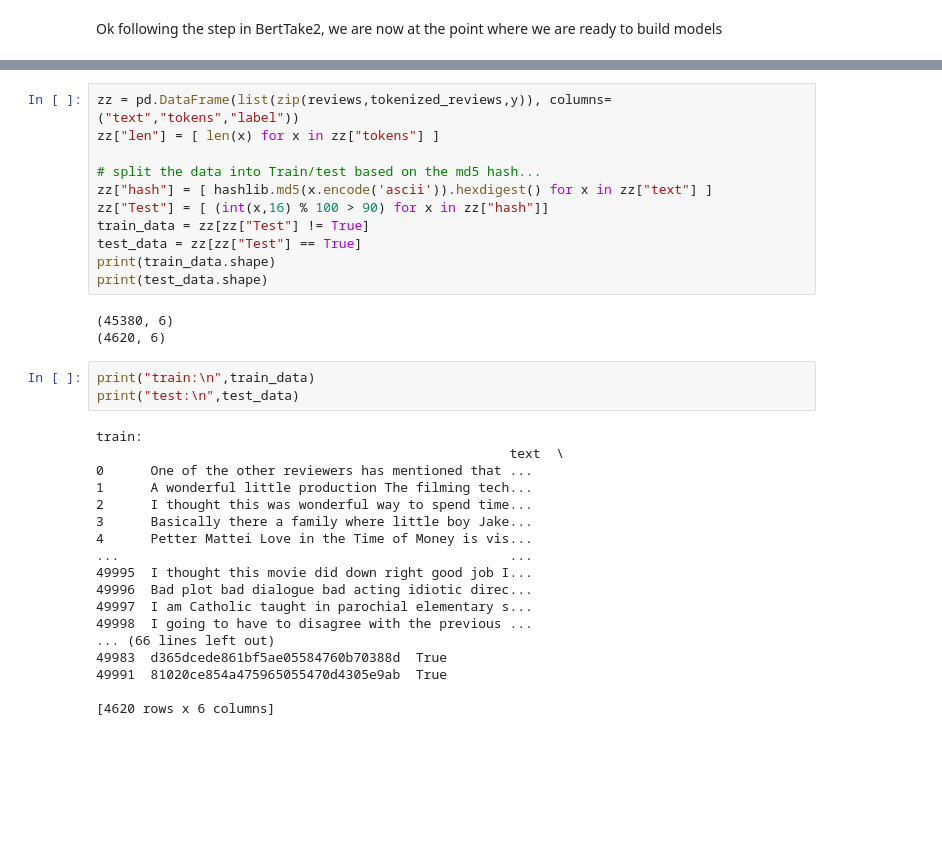
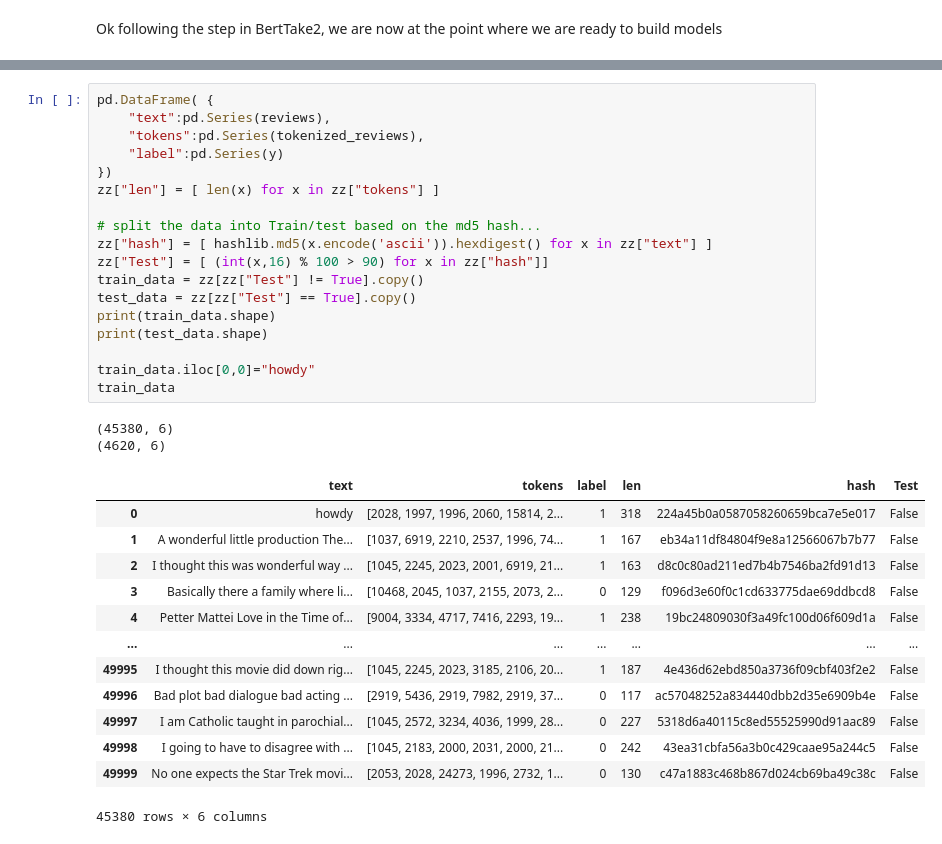
Before and after one commit to danielruss/funwithBert, a Jupyter notebook: BertTake3.ipynb, the cells around one changed output, grey strips where cells are left out. Saved outputs shown, nothing was run; the diff lists cells and outputs as text; blank space fills up the shorter version.

```diff
--- a/BertTake3.ipynb
+++ b/BertTake3.ipynb
@@ -105,35 +174,34 @@ Ok following the step in BertTake2,  we are now at the point where we are ready
 # %%
-zz = pd.DataFrame(list(zip(reviews,tokenized_reviews,y)), columns=("text","tokens","label"))
+pd.DataFrame( {
+    "text":pd.Series(reviews),
+    "tokens":pd.Series(tokenized_reviews),
+    "label":pd.Series(y)
+})
 zz["len"] = [ len(x) for x in zz["tokens"] ]
 
 # split the data into Train/test based on the md5 hash...
 zz["hash"] = [ hashlib.md5(x.encode('ascii')).hexdigest() for x in zz["text"] ]
 zz["Test"] = [ (int(x,16) % 100 > 90) for x in zz["hash"]]
-train_data = zz[zz["Test"] != True]
-test_data = zz[zz["Test"] == True]
+train_data = zz[zz["Test"] != True].copy()
+test_data = zz[zz["Test"] == True].copy()
 print(train_data.shape)
 print(test_data.shape)
+
+train_data.iloc[0,0]="howdy"
+train_data
 # %% [output]
 (45380, 6)
 (4620, 6)
+|  | text | tokens | label | len | hash | Test |
+| 0 | howdy | [2028, 1997, 1996, 2060, 15814, 2... | 1 | 318 | 224a45b0a0587058260659bca7e5e017 | False |
+| 1 | A wonderful little production The... | [1037, 6919, 2210, 2537, 1996, 74... | 1 | 167 | eb34a11df84804f9e8a12566067b7b77 | False |
+| 2 | I thought this was wonderful way ... | [1045, 2245, 2023, 2001, 6919, 21... | 1 | 163 | d8c0c80ad211ed7b4b7546ba2fd91d13 | False |
+| 3 | Basically there a family where li... | [10468, 2045, 1037, 2155, 2073, 2... | 0 | 129 | f096d3e60f0c1cd633775dae69ddbcd8 | False |
+| 4 | Petter Mattei Love in the Time of... | [9004, 3334, 4717, 7416, 2293, 19... | 1 | 238 | 19bc24809030f3a49fc100d06f609d1a | False |
+| ... | ... | ... | ... | ... | ... | ... |
+| 49995 | I thought this movie did down rig... | [1045, 2245, 2023, 3185, 2106, 20... | 1 | 187 | 4e436d62ebd850a3736f09cbf403f2e2 | False |
+| 49996 | Bad plot bad dialogue bad acting ... | [2919, 5436, 2919, 7982, 2919, 37... | 0 | 117 | ac57048252a834440dbb2d35e6909b4e | False |
+| 49997 | I am Catholic taught in parochial... | [1045, 2572, 3234, 4036, 1999, 28... | 0 | 227 | 5318d6a40115c8ed55525990d91aac89 | False |
+| 49998 | I going to have to disagree with ... | [1045, 2183, 2000, 2031, 2000, 21... | 0 | 242 | 43ea31cbfa56a3b0c429caae95a244c5 | False |
+| 49999 | No one expects the Star Trek movi... | [2053, 2028, 24273, 1996, 2732, 1... | 0 | 130 | c47a1883c468b867d024cb69ba49c38c | False |
+45380 rows × 6 columns
-# %%
-print("train:\n",train_data)
-print("test:\n",test_data)
-# %% [output]
-train:
-                                                     text  \
-0      One of the other reviewers has mentioned that ...
-1      A wonderful little production The filming tech...
-2      I thought this was wonderful way to spend time...
-3      Basically there a family where little boy Jake...
-4      Petter Mattei Love in the Time of Money is vis...
-...                                                  ...
-49995  I thought this movie did down right good job I...
-49996  Bad plot bad dialogue bad acting idiotic direc...
-49997  I am Catholic taught in parochial elementary s...
-49998  I going to have to disagree with the previous ...
-... (66 lines left out)
-49983  d365dcede861bf5ae05584760b70388d  True
-49991  81020ce854a475965055470d4305e9ab  True
-
-[4620 rows x 6 columns]
```
Also changed, not shown: parts of 11 cells of this notebook.
